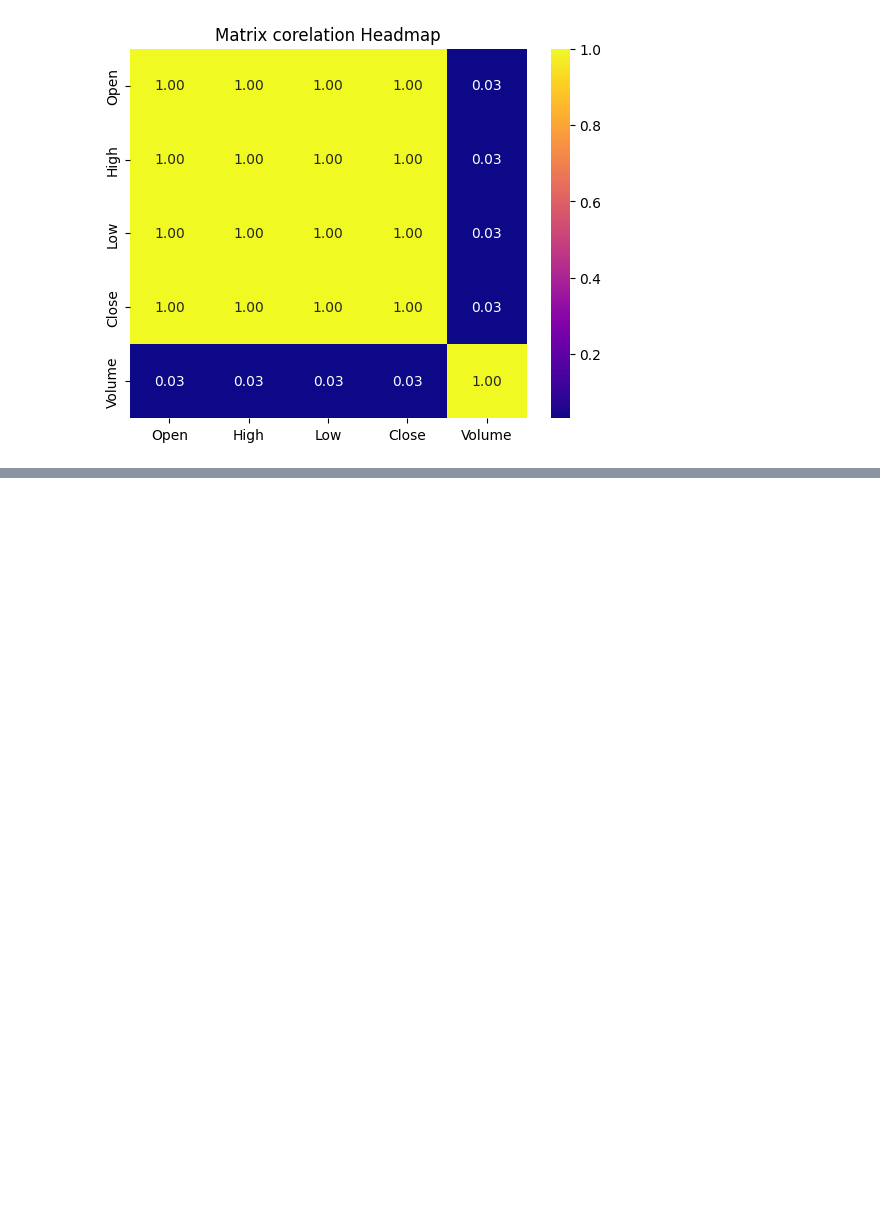
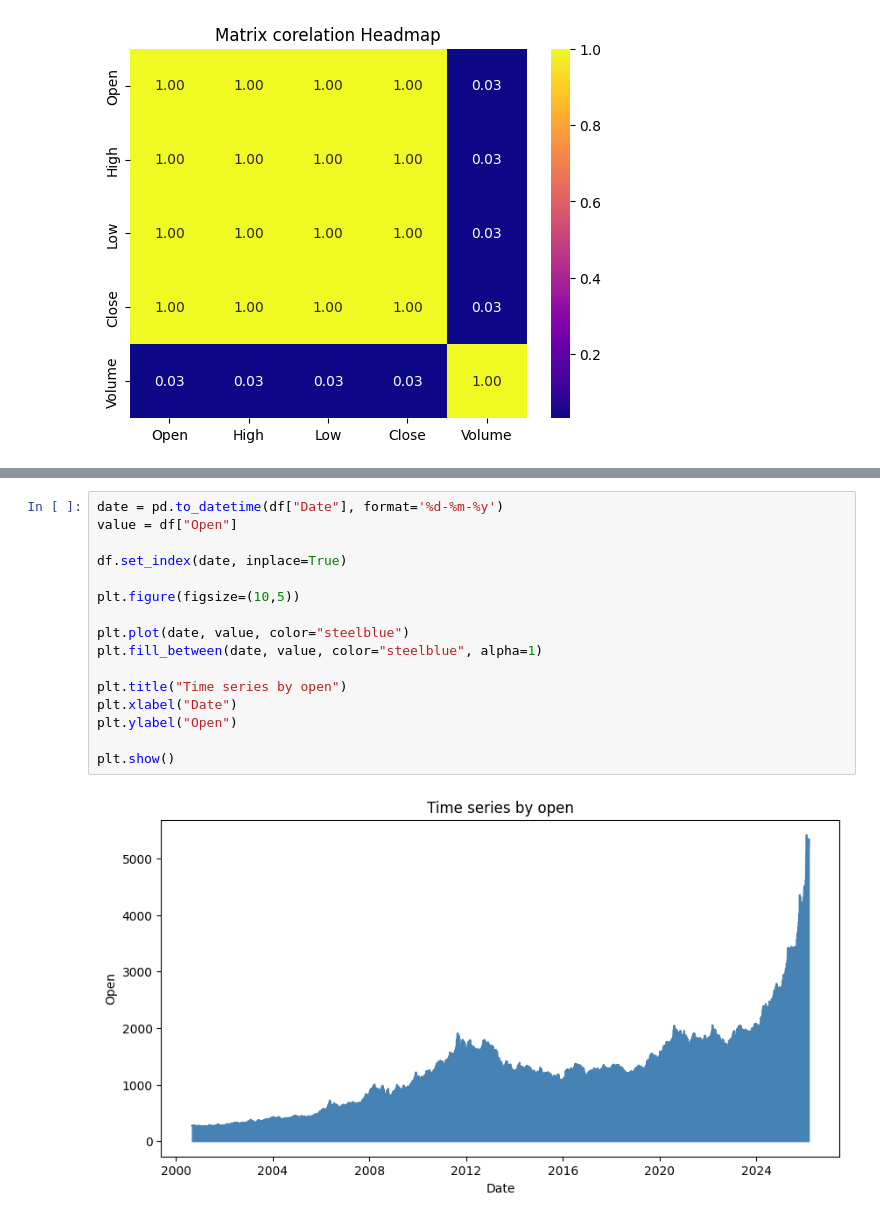
Before and after one commit to jhonssonisaza/GitHub-tutorial, a Jupyter notebook: Graphics.ipynb, the cells around one changed output, grey strips where cells are left out. Saved outputs shown, nothing was run; the diff lists cells and outputs as text; blank space fills up the shorter version.

```diff
--- a/Graphics.ipynb
+++ b/Graphics.ipynb
@@ -233,0 +254,18 @@ plt.show()
+# %%
+date = pd.to_datetime(df["Date"], format='%d-%m-%y')
+value = df["Open"]
+
+df.set_index(date, inplace=True)
+
+plt.figure(figsize=(10,5))
+
+plt.plot(date, value, color="steelblue")
+plt.fill_between(date, value, color="steelblue", alpha=1)
+
+plt.title("Time series by open")
+plt.xlabel("Date")
+plt.ylabel("Open")
+
+plt.show()
+# %% [output]
+[figure, added]
```
Also changed, not shown: parts of 4 cells of this notebook.
